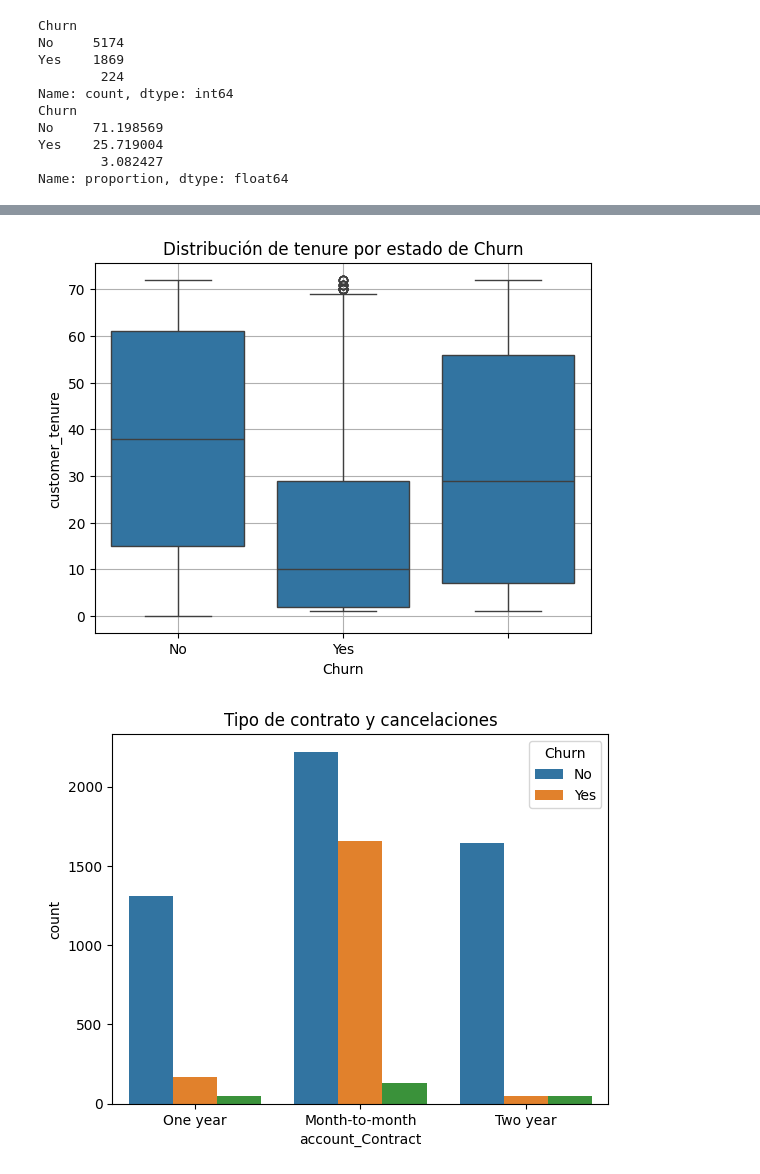
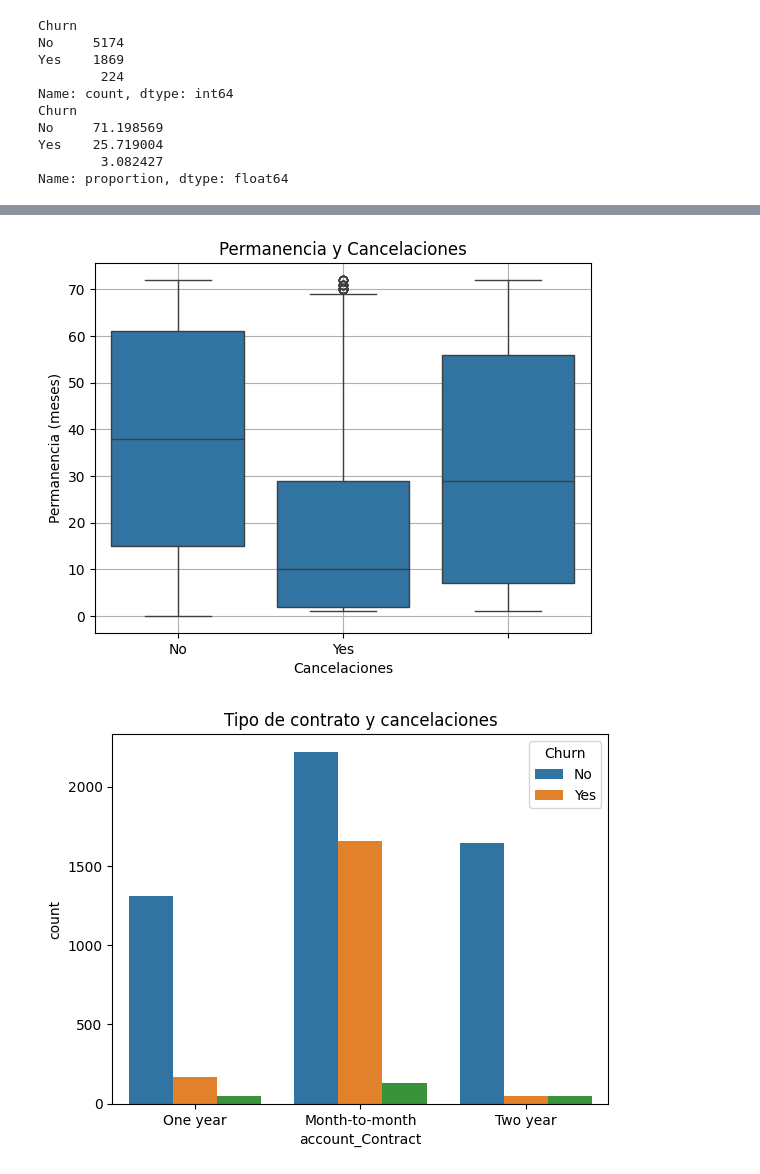
Before and after one commit to marsavil/telecom_x_challenge, a Jupyter notebook: TelecomX_LATAM.ipynb, the cells around one changed output, grey strips where cells are left out. Cells and saved outputs as stored; diff of their text form; code cells hidden in the pictures.

```diff
--- a/TelecomX_LATAM.ipynb
+++ b/TelecomX_LATAM.ipynb
@@ -171,8 +157,14 @@ df[df['Churn']== '']
 # %%
-sns.boxplot(x='Churn', y='customer_tenure', data=df)
-plt.title('Distribución de tenure por estado de Churn')
-plt.grid()
-plt.show()
+def permanencia_clientes_y_cancelaciones():
+
+	sns.boxplot(x='Churn', y='customer_tenure', data=df)
+	plt.ylabel('Permanencia (meses)')
+	plt.xlabel('Cancelaciones')
+	plt.title('Permanencia y Cancelaciones')
+	plt.grid()
+	return plt
+
+permanencia_clientes_y_cancelaciones().show()
 # %% [output]
-[figure, old version]
+[figure, new version]
 # %%
```
Also changed, not shown: parts of 27 cells of this notebook, 33 other files.
